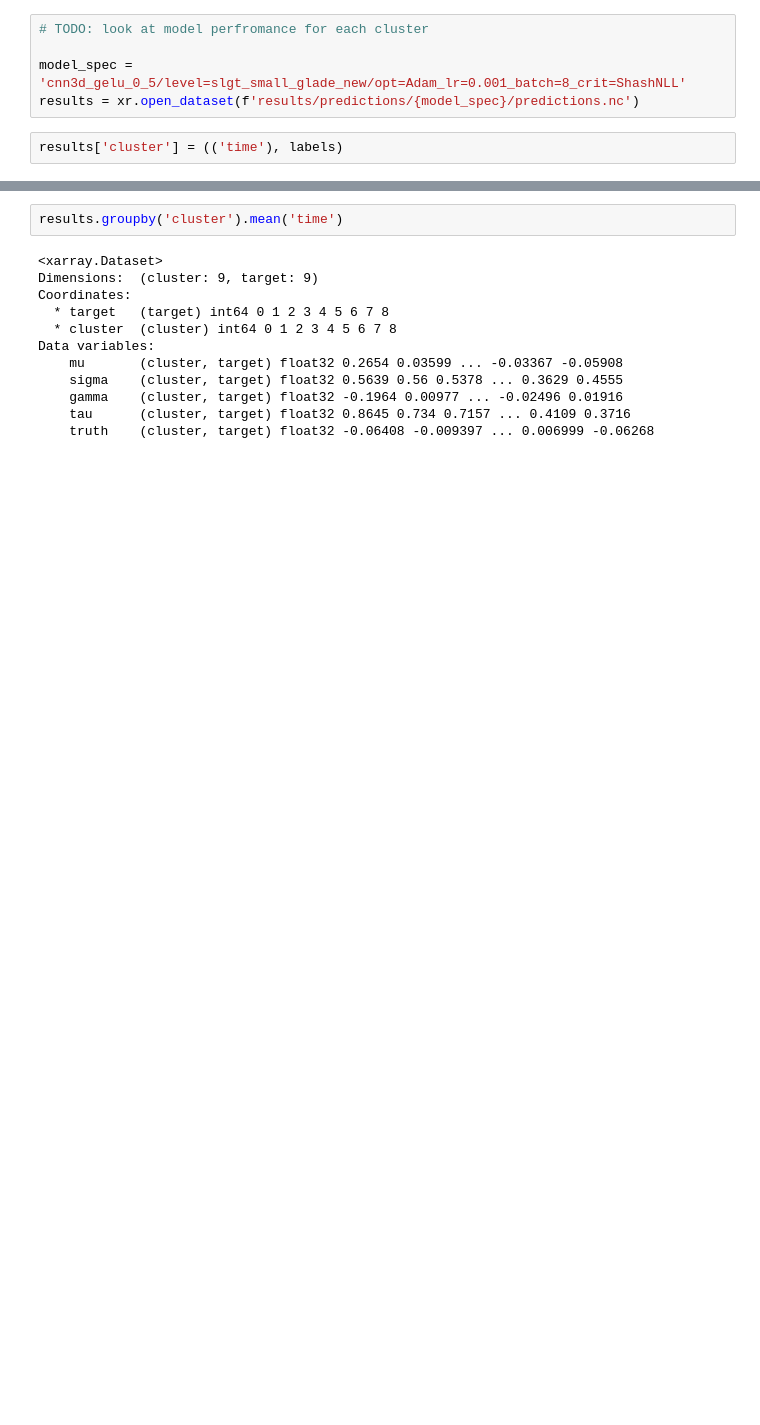
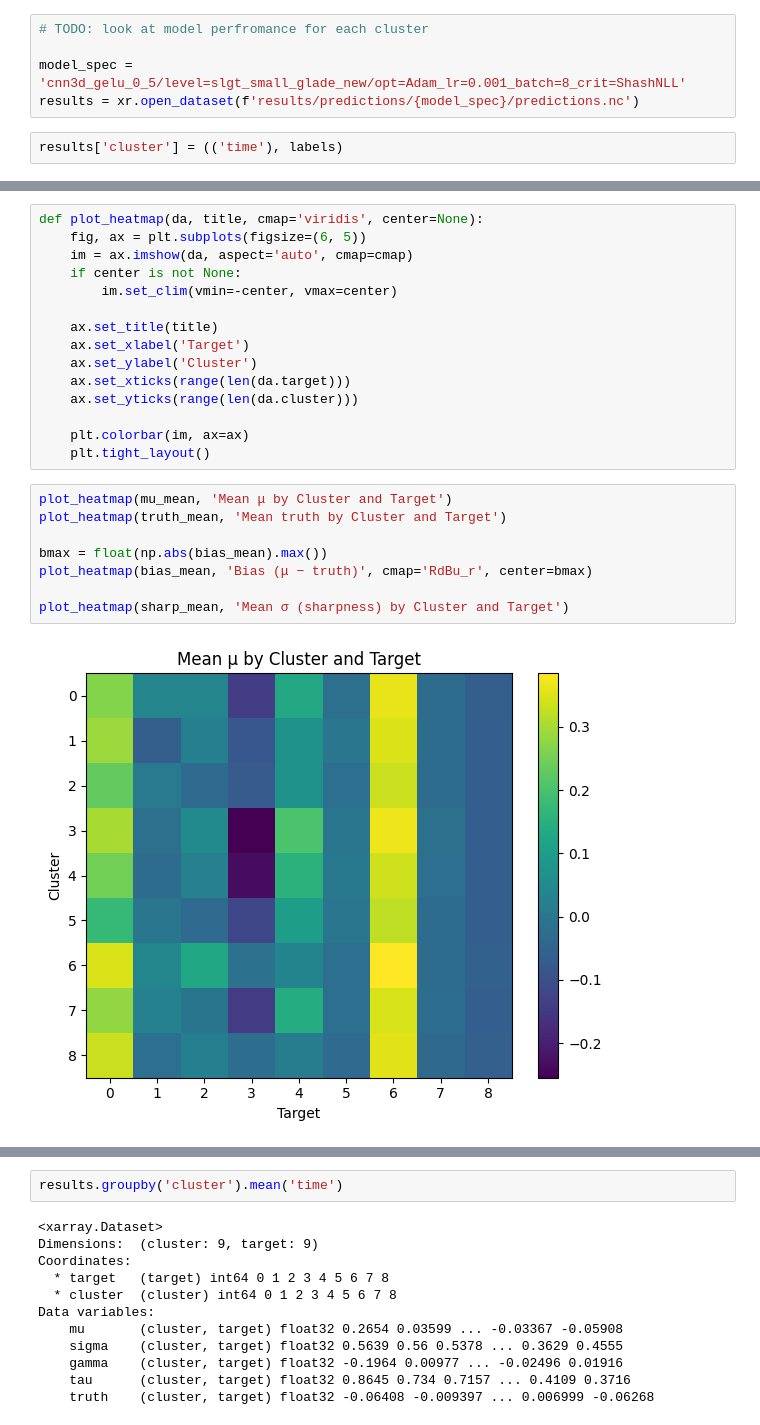
Before and after one commit to milesepstein13/convective_outlook_ml, a Jupyter notebook: cluster_analysis.ipynb, the cells around one changed output, grey strips where cells are left out. Cells and saved outputs as stored; diff of their text form; blank space fills up the shorter version.

```diff
--- a/cluster_analysis.ipynb
+++ b/cluster_analysis.ipynb
@@ -397,0 +411,25 @@ Data variables:
+# %%
+def plot_heatmap(da, title, cmap='viridis', center=None):
+    fig, ax = plt.subplots(figsize=(6, 5))
+    im = ax.imshow(da, aspect='auto', cmap=cmap)
+    if center is not None:
+        im.set_clim(vmin=-center, vmax=center)
+
+    ax.set_title(title)
+    ax.set_xlabel('Target')
+    ax.set_ylabel('Cluster')
+    ax.set_xticks(range(len(da.target)))
+    ax.set_yticks(range(len(da.cluster)))
+
+    plt.colorbar(im, ax=ax)
+    plt.tight_layout()
+# %%
+plot_heatmap(mu_mean, 'Mean μ by Cluster and Target')
+plot_heatmap(truth_mean, 'Mean truth by Cluster and Target')
+
+bmax = float(np.abs(bias_mean).max())
+plot_heatmap(bias_mean, 'Bias (μ − truth)', cmap='RdBu_r', center=bmax)
+
+plot_heatmap(sharp_mean, 'Mean σ (sharpness) by Cluster and Target')
+# %% [output]
+[figure, added]
```
Also changed, not shown: parts of 4 cells of this notebook, 1 other file.
